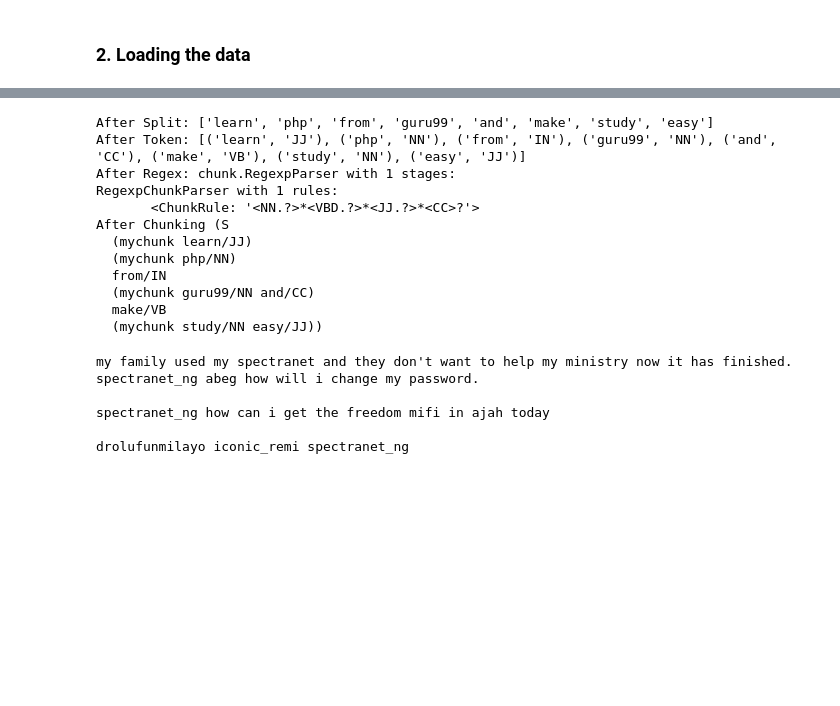
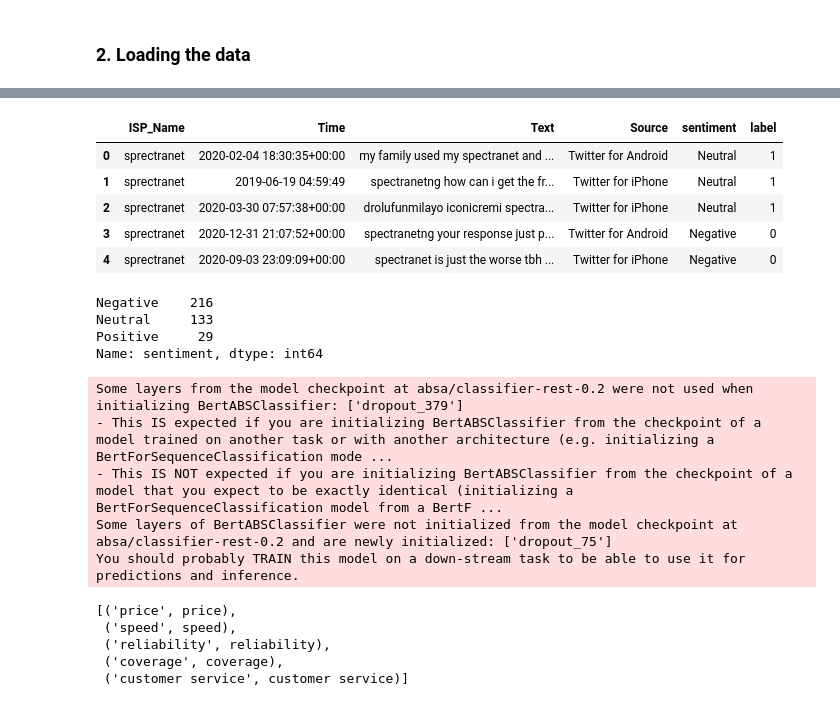
Before and after one commit to KoredeAkande/nigerian_isp_sentiment_analysis, a Jupyter notebook: notebooks/6.2-modeling-absa-Copy1.ipynb, the cells around one changed output, grey strips where cells are left out. Drawn from its saved outputs; the diff is of its cells as text; code cells hidden in the pictures; blank space fills up the shorter version.

```diff
--- a/notebooks/6.2-modeling-absa-Copy1.ipynb
+++ b/notebooks/6.2-modeling-absa-Copy1.ipynb
@@ -231,25 +41,0 @@ Type:      function
-# %%
-from nltk import pos_tag
-from nltk import RegexpParser
-text ="learn php from guru99 and make study easy".split()
-print("After Split:",text)
-tokens_tag = pos_tag(text)
-print("After Token:",tokens_tag)
-patterns= """mychunk:{<NN.?>*<VBD.?>*<JJ.?>*<CC>?}"""
-chunker = RegexpParser(patterns)
-print("After Regex:",chunker)
-output = chunker.parse(tokens_tag)
-print("After Chunking",output)
-# %% [output]
-After Split: ['learn', 'php', 'from', 'guru99', 'and', 'make', 'study', 'easy']
-After Token: [('learn', 'JJ'), ('php', 'NN'), ('from', 'IN'), ('guru99', 'NN'), ('and', 'CC'), ('make', 'VB'), ('study', 'NN'), ('easy', 'JJ')]
-After Regex: chunk.RegexpParser with 1 stages:
-RegexpChunkParser with 1 rules:
-       <ChunkRule: '<NN.?>*<VBD.?>*<JJ.?>*<CC>?'>
-After Chunking (S
-  (mychunk learn/JJ)
-  (mychunk php/NN)
-  from/IN
-  (mychunk guru99/NN and/CC)
-  make/VB
-  (mychunk study/NN easy/JJ))
@@ -258,9 +41,0 @@ After Chunking (S
-# %%
-for tweet in df.Text[:3]:
-    print(tweet,'\n')
-# %% [output]
-my family used my spectranet and they don't want to help my ministry now it has finished. spectranet_ng abeg how will i change my password.
-
-spectranet_ng how can i get the freedom mifi in ajah today
-
-drolufunmilayo iconic_remi spectranet_ng
@@ -266,0 +44,45 @@ drolufunmilayo iconic_remi spectranet_ng
+# %%
+df.head()
+# %% [output]
+|  | ISP_Name | Time | Text | Source | sentiment | label |
+| 0 | sprectranet | 2020-02-04 18:30:35+00:00 | my family used my spectranet and ... | Twitter for Android | Neutral | 1 |
+| 1 | sprectranet | 2019-06-19 04:59:49 | spectranetng how can i get the fr... | Twitter for iPhone | Neutral | 1 |
+| 2 | sprectranet | 2020-03-30 07:57:38+00:00 | drolufunmilayo iconicremi spectra... | Twitter for iPhone | Neutral | 1 |
+| 3 | sprectranet | 2020-12-31 21:07:52+00:00 | spectranetng your response just p... | Twitter for Android | Negative | 0 |
+| 4 | sprectranet | 2020-09-03 23:09:09+00:00 | spectranet is just the worse tbh ... | Twitter for iPhone | Negative | 0 |
+# %%
+df.sentiment.value_counts()
+# %% [output]
+Negative    216
+Neutral     133
+Positive     29
+Name: sentiment, dtype: int64
+# %%
+#Load the model for ABSA modeling
+nlp = absa.load()
+# %% [output]
+Some layers from the model checkpoint at absa/classifier-rest-0.2 were not used when initializing BertABSClassifier: ['dropout_379']
+- This IS expected if you are initializing BertABSClassifier from the checkpoint of a model trained on another task or with another architecture (e.g. initializing a BertForSequenceClassification mode ...
+- This IS NOT expected if you are initializing BertABSClassifier from the checkpoint of a model that you expect to be exactly identical (initializing a BertForSequenceClassification model from a BertF ...
+Some layers of BertABSClassifier were not initialized from the model checkpoint at absa/classifier-rest-0.2 and are newly initialized: ['dropout_75']
+You should probably TRAIN this model on a down-stream task to be able to use it for predictions and inference.
+# %%
+#1. List aspects determined during the annotation phase
+    #Note: This might not be exhaustive! But it should cover most cases. It is also subjective!
+    #Also using synonyms of these words will likely yield different results
+aspects = ['price','speed','reliability','coverage', 'customer service']
+
+#2. Pair aspects with their tokenized form to avoid recomputation in the ABSA phase below
+aspects_with_token = [] #List to store the pairing
+
+#Iterate through the aspects and compute their word vector using spacy
+for aspect in aspects:
+    aspects_with_token.append((aspect,spacy_nlp(aspect)))
+
+aspects_with_token
+# %% [output]
+[('price', price),
+ ('speed', speed),
+ ('reliability', reliability),
+ ('coverage', coverage),
+ ('customer service', customer service)]
```
Also changed, not shown: parts of 41 cells of this notebook.
